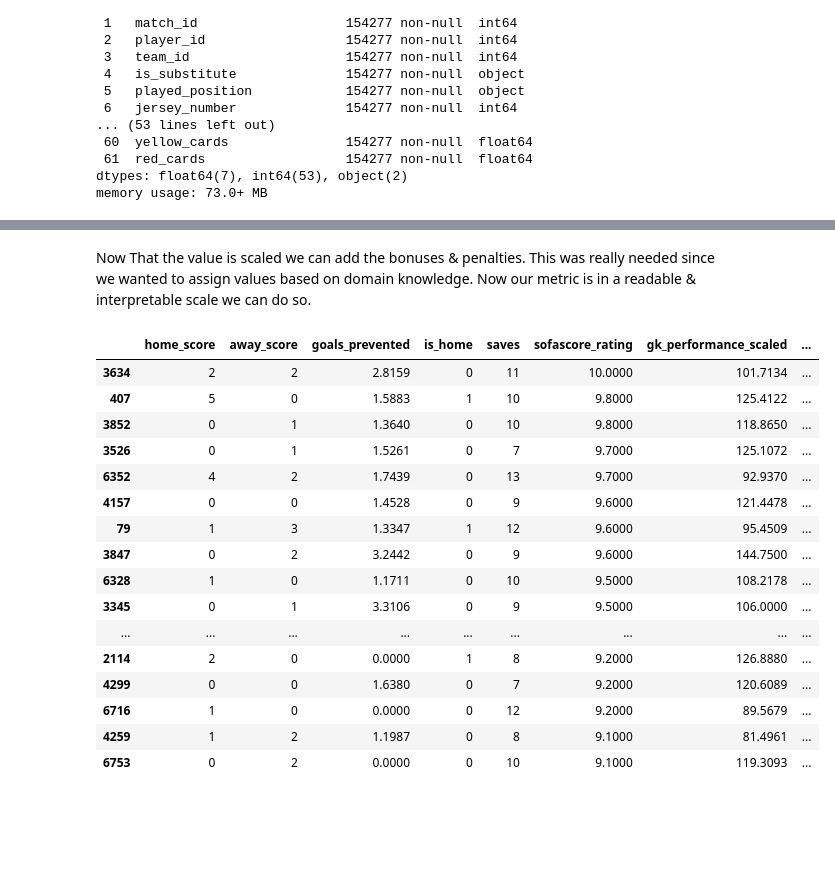
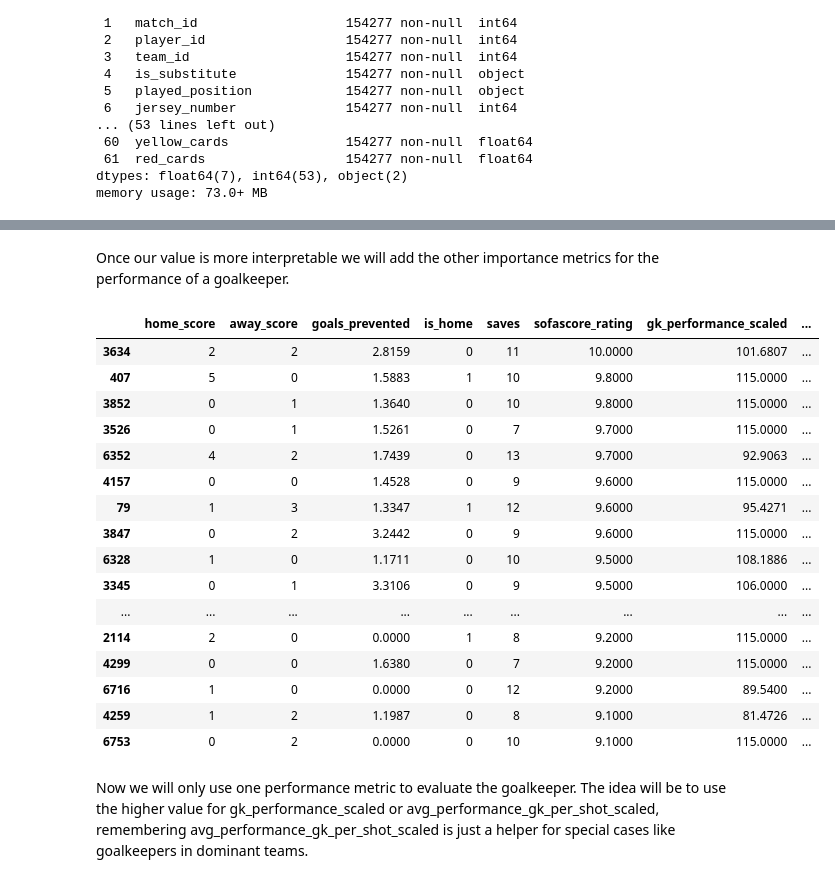
Before and after one commit to JavierJ002/FutbolPorLey, a Jupyter notebook: EDA_notebooks/goalkeepers.ipynb, the cells around one changed output, grey strips where cells are left out. Cells and saved outputs as stored; diff of their text form; code cells hidden in the pictures; blank space fills up the shorter version.

```diff
--- a/EDA_notebooks/goalkeepers.ipynb
+++ b/EDA_notebooks/goalkeepers.ipynb
@@ -505,7 +440,6 @@ goalkeepers_filled.head()
 # %%
-#rounds = rounds.drop(['round_number', 'match_datetime_utc'], axis = 1)
+rounds = rounds.drop(['round_number', 'match_datetime_utc'], axis = 1)
 goalkeepers_with_match = goalkeepers_filled.merge(rounds, on='match_id', how='left')
 local_keepers = goalkeepers_with_match[goalkeepers_with_match['team_id'] == goalkeepers_with_match['home_team_id']]
 visit_keepers = goalkeepers_with_match[goalkeepers_with_match['team_id'] == goalkeepers_with_match['away_team_id']]
-visit_keepers.info()
 #local_goalkeepers.info()
@@ -542,6 +457,9 @@ By searching random matches we can conclude the following: When a goalkeeper has
 # %%
-df_goalkeepers['is_substitute'] = (df_goalkeepers['is_substitute'] == 'f').astype(int)
-df_goalkeepers['gk_performance_null'] = (df_goalkeepers['performance_gk'].isnull()).astype(int)
+df_goalkeepers['is_substitute'] = (df_goalkeepers['is_substitute'] != 'f').astype(int)
+
+#Case 1 & 2 -- We will process these cases differently
+filter_no_saves_gk = (df_goalkeepers['performance_gk'].isnull()) | (df_goalkeepers['saves'] == 0)
+df_goalkeepers['gk_performance_null'] = filter_no_saves_gk.astype(int)
 df_goalkeepers.info()
 # %% [output]
 <class 'pandas.core.frame.DataFrame'>
@@ -564,11 +521,17 @@ memory usage: 4.6+ MB
 # %%
+def heatmap(df, var_analyze):
+
+    df_analyze = df[var_analyze]
+    plt.figure(figsize=(20,12))
+    plt.title('Heatmap for Correlations')
+    sns.heatmap(df_analyze.corr(), annot=True, fmt = '2.2f', cmap='coolwarm')
+    plt.show()
+
 vars_analyze = ['player_id', 'team_id', 'expected_goals', 'goals_prevented', 'long_balls_accurate', 'aerials_won', 'duels_won', 'tackles', 'punches_made', 'sweeper_keeper_total','penalties_saved',
-                 'penalty_committed', 'assists', 'passes_key', 'home_score', 'away_score', 'saves', 'minutes_played', 'is_home', 'season_id_x', 'avg_performance_gk_per_shot',
-                 'errors_leading_to_shot', 'errors_leading_to_goal', 'red_cards', 'own_goals', 'ground_duels_won', 'high_claims','performance_gk', 'sofascore_rating',
-                 'gk_performance_null']
+                    'penalty_committed', 'assists', 'passes_key', 'home_score', 'away_score', 'saves', 'minutes_played', 'is_home', 'season_id_x', 'avg_performance_gk_per_shot', 'long_balls_accurate',
+                    'long_balls_total', 'errors_leading_to_shot', 'errors_leading_to_goal', 'red_cards', 'own_goals', 'ground_duels_won', 'high_claims','performance_gk', 'sofascore_rating',
+                    'gk_performance_null']
+df_goalkeepers_clean = df_goalkeepers.loc[~filter_no_saves_gk]
 
-#df_analyze = df_goalkeepers[vars_analyze].loc[~mask]
-df_goalkeepers_clean = df_goalkeepers[vars_analyze]
-plt.figure(figsize=(20,12))
-sns.heatmap(df_goalkeepers_clean.corr(), annot=True, fmt = '2.2f', cmap='coolwarm')
+heatmap(df_goalkeepers_clean, vars_analyze)
 # %% [output]
@@ -616,12 +584,12 @@ def scaling_performance(df, col, L, U, result: str):
 
     return df1
 
-filter_null_scoring =  (df_goalkeepers_clean['saves'] == 0) | (df_goalkeepers_clean['performance_gk'].isna())
-df_goalkeepers_filtered = df_goalkeepers_clean.loc[~filter_null_scoring]
+
+
 
 lower = df_goalkeepers_clean['performance_gk'].quantile(0.015)
 higher = df_goalkeepers_clean['performance_gk'].quantile(0.999)
-df_goalkeepers_scaled = scaling_performance(df_goalkeepers_filtered, col = 'performance_gk', L=lower, U = higher, result ='gk_performance_scaled')
+df_goalkeepers_scaled = scaling_performance(df_goalkeepers_clean, col = 'performance_gk', L=lower, U = higher, result ='gk_performance_scaled')
 
 lower_avg = df_goalkeepers_clean['avg_performance_gk_per_shot'].quantile(0.001)
 higher_avg = df_goalkeepers_clean['avg_performance_gk_per_shot'].quantile(0.999)
@@ -634,13 +600,13 @@ df_goalkeepers_scaled2.info()
 # %% [markdown]
-Now That the value is scaled we can add the bonuses & penalties. This was really needed since we wanted to assign values based on domain knowledge.
-Now our metric is in a readable & interpretable scale we can do so.
+Once our value is more interpretable we will add the other importance metrics for the performance of a goalkeeper.
 # %%
 def performance_bonusses_penalties(df, metric):
     df = df.copy()
     df = df.reset_index(drop=True)
     bonus = {'penalties_saved': 15, 'assists': 15, 'key_passes': 5, 'clean_sheet': 1.25}
-    penalties = {'errors_leading_to_goal': 15, 'errors_leading_to_shot': 4, 'penalty_committed': 15, 'red_cards': 20}
+    penalties = {'errors_leading_to_goal': 15, 'errors_leading_to_shot': 4, 'penalty_committed': 15, 'red_cards': 20, 'own_goals': 5}
     anticipation = {'sweeper_keeper_total': 0.5, 'punches_made': 0.5, 'high_claims': 0.5, 'tackles': 0.75}
+    precission = {'long_balls_successful': 0.5, 'crosses_accurate': 1}
 
     for col, mult in bonus.items():
 
@@ -649,49 +615,57 @@ def performance_bonusses_penalties(df, metric):
 
 
     if 'is_home' in df.columns and 'home_score' in df.columns and 'away_score' in df.columns:
 
         df.loc[(df['is_home'] == 1) & (df['away_score'] < 1), metric] *= bonus['clean_sheet']
         df.loc[(df['is_home'] == 0) & (df['home_score'] < 1), metric] *= bonus['clean_sheet']
 
     for col, mult in penalties.items():
         if col in df.columns:
             df.loc[df[col] > 0, metric] -= df[col] * mult
 
     if 'yellow_cards' in df.columns:
         df.loc[df['yellow_cards'] > 1, metric] -= df['yellow_cards'] * 10
 
 
     for col, mult in anticipation.items():
         if col in df.columns:
              df.loc[df[col] > 0, metric] += df[col] * mult
 
+    for col, mult in precission.items():
+        if col in df.columns:
+            df.loc[df[col] > 1, metric] += df[col] * mult
+
+    max_performance = 115
+    df[metric] = df[metric].clip(upper = max_performance)
 
     return df
 
 
 
 df_metric_completed = performance_bonusses_penalties(df_goalkeepers_scaled2, metric='gk_performance_scaled')
 df_metric_completed = performance_bonusses_penalties(df_metric_completed, metric='avg_performance_gk_per_shot_scaled')
 
 df_metric_completed[['home_score', 'away_score', 'goals_prevented', 'is_home','saves', 'sofascore_rating', 'gk_performance_scaled', 'avg_performance_gk_per_shot_scaled']].sort_values(by = 'sofascore_rating', ascending = False).head(25)
 # %% [output]
 |  | home_score | away_score | goals_prevented | is_home | saves | sofascore_rating | gk_performance_scaled | ... |
-| 3634 | 2 | 2 | 2.8159 | 0 | 11 | 10.0000 | 101.7134 | ... |
-| 407 | 5 | 0 | 1.5883 | 1 | 10 | 9.8000 | 125.4122 | ... |
-| 3852 | 0 | 1 | 1.3640 | 0 | 10 | 9.8000 | 118.8650 | ... |
-| 3526 | 0 | 1 | 1.5261 | 0 | 7 | 9.7000 | 125.1072 | ... |
-| 6352 | 4 | 2 | 1.7439 | 0 | 13 | 9.7000 | 92.9370 | ... |
-| 4157 | 0 | 0 | 1.4528 | 0 | 9 | 9.6000 | 121.4478 | ... |
-| 79 | 1 | 3 | 1.3347 | 1 | 12 | 9.6000 | 95.4509 | ... |
-| 3847 | 0 | 2 | 3.2442 | 0 | 9 | 9.6000 | 144.7500 | ... |
-| 6328 | 1 | 0 | 1.1711 | 0 | 10 | 9.5000 | 108.2178 | ... |
+| 3634 | 2 | 2 | 2.8159 | 0 | 11 | 10.0000 | 101.6807 | ... |
+| 407 | 5 | 0 | 1.5883 | 1 | 10 | 9.8000 | 115.0000 | ... |
+| 3852 | 0 | 1 | 1.3640 | 0 | 10 | 9.8000 | 115.0000 | ... |
+| 3526 | 0 | 1 | 1.5261 | 0 | 7 | 9.7000 | 115.0000 | ... |
+| 6352 | 4 | 2 | 1.7439 | 0 | 13 | 9.7000 | 92.9063 | ... |
+| 4157 | 0 | 0 | 1.4528 | 0 | 9 | 9.6000 | 115.0000 | ... |
+| 79 | 1 | 3 | 1.3347 | 1 | 12 | 9.6000 | 95.4271 | ... |
+| 3847 | 0 | 2 | 3.2442 | 0 | 9 | 9.6000 | 115.0000 | ... |
+| 6328 | 1 | 0 | 1.1711 | 0 | 10 | 9.5000 | 108.1886 | ... |
 | 3345 | 0 | 1 | 3.3106 | 0 | 9 | 9.5000 | 106.0000 | ... |
 | ... | ... | ... | ... | ... | ... | ... | ... | ... |
-| 2114 | 2 | 0 | 0.0000 | 1 | 8 | 9.2000 | 126.8880 | ... |
-| 4299 | 0 | 0 | 1.6380 | 0 | 7 | 9.2000 | 120.6089 | ... |
-| 6716 | 1 | 0 | 0.0000 | 0 | 12 | 9.2000 | 89.5679 | ... |
-| 4259 | 1 | 2 | 1.1987 | 0 | 8 | 9.1000 | 81.4961 | ... |
-| 6753 | 0 | 2 | 0.0000 | 0 | 10 | 9.1000 | 119.3093 | ... |
+| 2114 | 2 | 0 | 0.0000 | 1 | 8 | 9.2000 | 115.0000 | ... |
+| 4299 | 0 | 0 | 1.6380 | 0 | 7 | 9.2000 | 115.0000 | ... |
+| 6716 | 1 | 0 | 0.0000 | 0 | 12 | 9.2000 | 89.5400 | ... |
+| 4259 | 1 | 2 | 1.1987 | 0 | 8 | 9.1000 | 81.4726 | ... |
+| 6753 | 0 | 2 | 0.0000 | 0 | 10 | 9.1000 | 115.0000 | ... |
+# %% [markdown]
+Now we will only use one performance metric to evaluate the goalkeeper. The idea will be to use the higher value for gk_performance_scaled or avg_performance_gk_per_shot_scaled, remembering avg_performance_gk_per_shot_scaled is just a helper for special cases like goalkeepers in dominant teams.
 # %%
 def selecting_final_score(df):
     df1 = df.copy()
```
Also changed, not shown: parts of 66 cells of this notebook, 1 other file.
